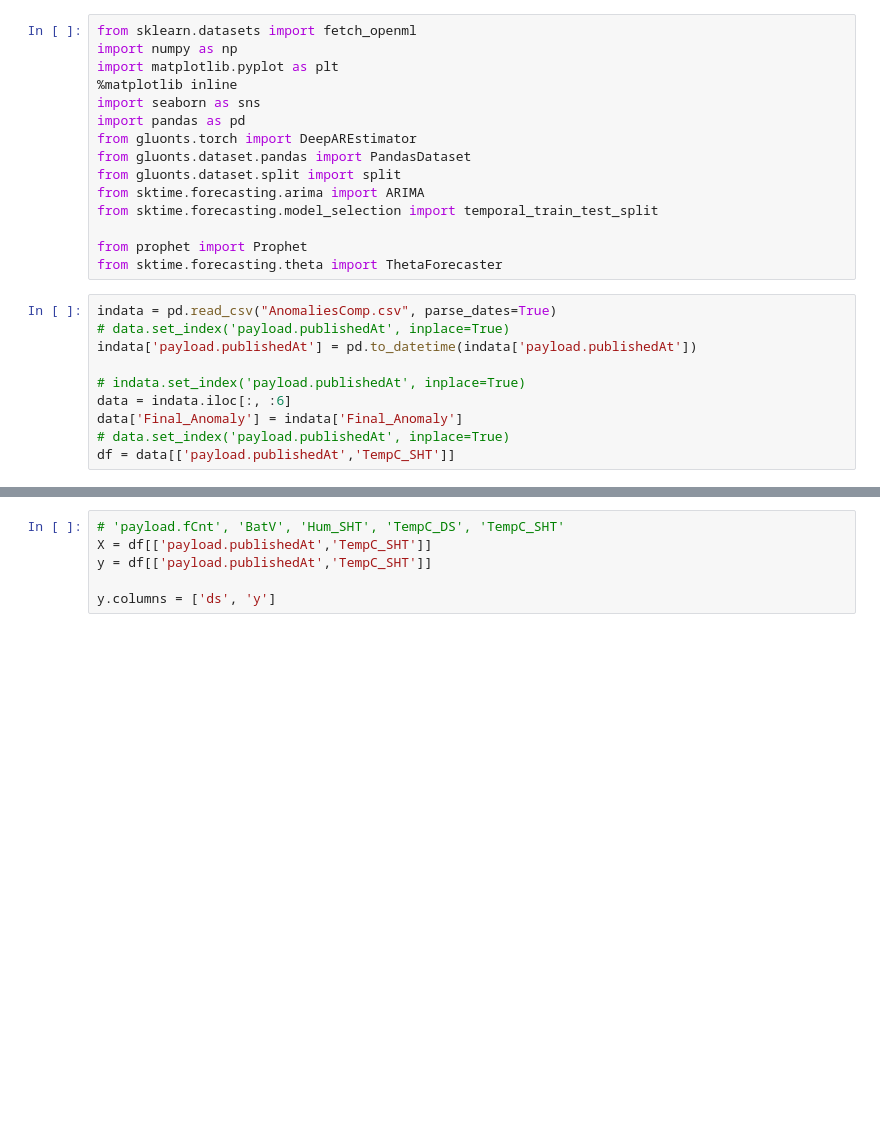
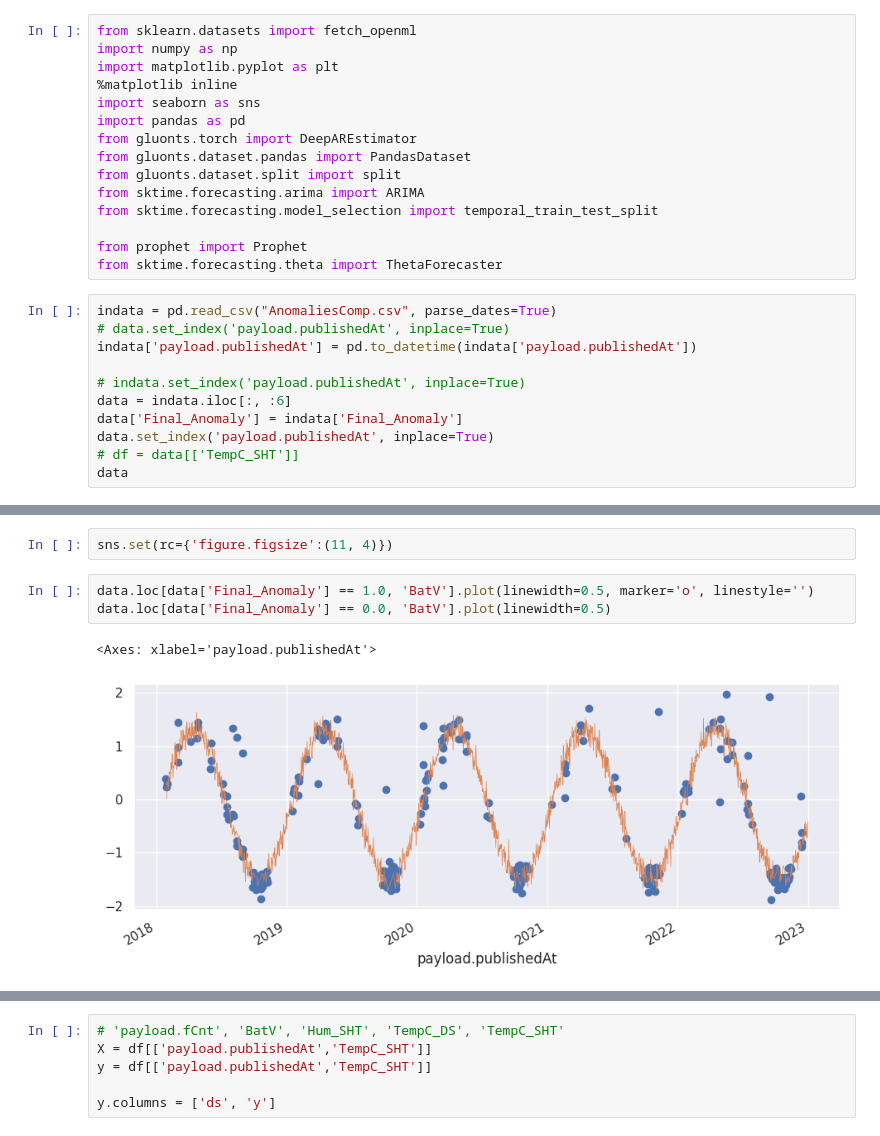
Before and after one commit to MuayThaiLegz/PracticeCrazy, a Jupyter notebook: Untitled10.ipynb, the cells around one changed output, grey strips where cells are left out. Drawn from its saved outputs; the diff is of its cells as text; blank space fills up the shorter version.

```diff
--- a/Untitled10.ipynb
+++ b/Untitled10.ipynb
@@ -32,5 +32,6 @@ indata['payload.publishedAt'] = pd.to_datetime(indata['payload.publishedAt'])
 # indata.set_index('payload.publishedAt', inplace=True)
 data = indata.iloc[:, :6]
 data['Final_Anomaly'] = indata['Final_Anomaly']
-# data.set_index('payload.publishedAt', inplace=True)
-df = data[['payload.publishedAt','TempC_SHT']]
+data.set_index('payload.publishedAt', inplace=True)
+# df = data[['TempC_SHT']]
+data
@@ -36,0 +53,8 @@ df = data[['payload.publishedAt','TempC_SHT']]
+# %%
+sns.set(rc={'figure.figsize':(11, 4)})
+# %%
+data.loc[data['Final_Anomaly'] == 1.0, 'BatV'].plot(linewidth=0.5, marker='o', linestyle='')
+data.loc[data['Final_Anomaly'] == 0.0, 'BatV'].plot(linewidth=0.5)
+# %% [output]
+<Axes: xlabel='payload.publishedAt'>
+[figure, added]
```
Also changed, not shown: parts of 46 cells of this notebook.
